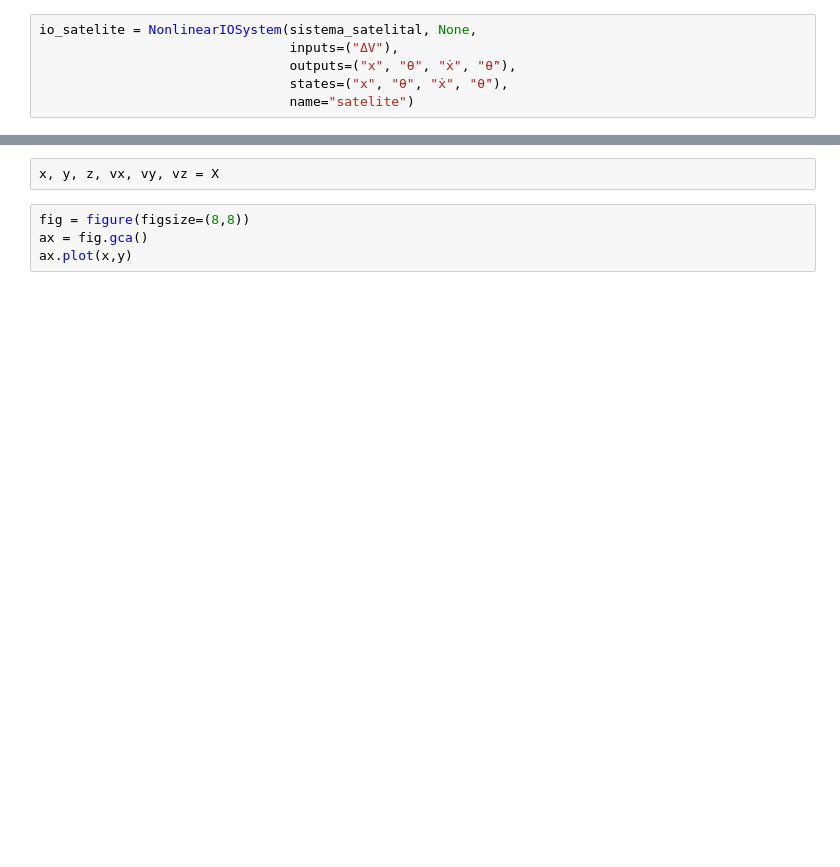
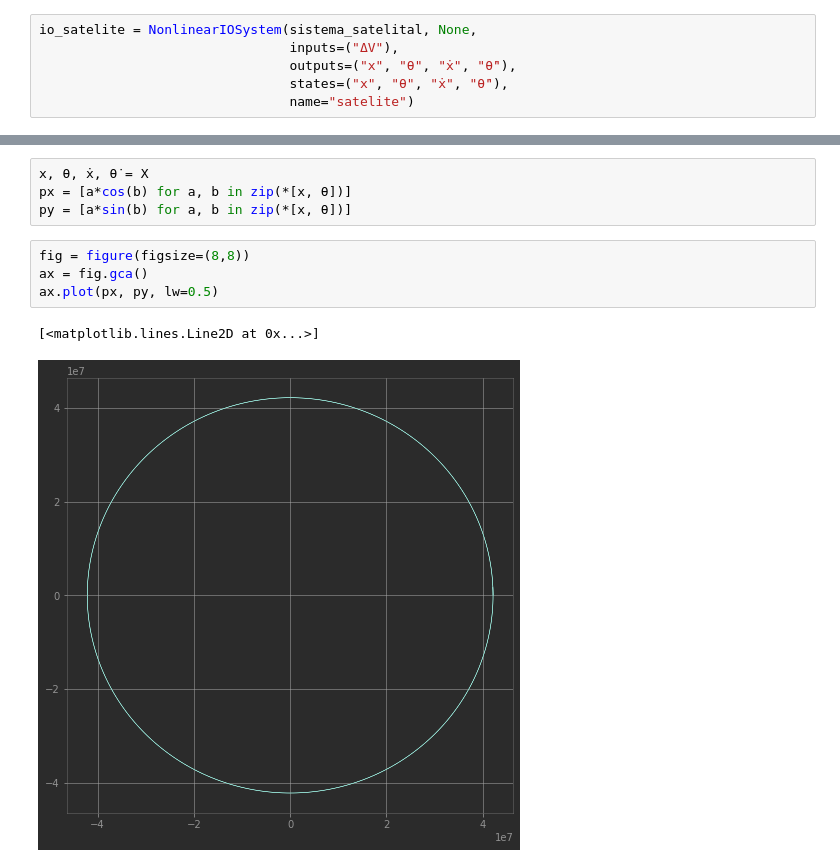
Before and after one commit to cad3na/JupyterNotebooks, a Jupyter notebook: Python/Presentaciones/Untitled.ipynb, the cells around one changed output, grey strips where cells are left out. Drawn from its saved outputs; the diff is of its cells as text; blank space fills up the shorter version.

```diff
--- a/Python/Presentaciones/Untitled.ipynb
+++ b/Python/Presentaciones/Untitled.ipynb
@@ -68,6 +63,11 @@ fig.tight_layout();
-# %%
-x, y, z, vx, vy, vz = X
+# %%
+x, θ, ẋ, θ̇ = X
+px = [a*cos(b) for a, b in zip(*[x, θ])]
+py = [a*sin(b) for a, b in zip(*[x, θ])]
 # %%
 fig = figure(figsize=(8,8))
 ax = fig.gca()
-ax.plot(x,y)
+ax.plot(px, py, lw=0.5)
+# %% [output]
+[<matplotlib.lines.Line2D at 0x...>]
+[figure, added]
```
Also changed, not shown: parts of 9 cells of this notebook, 2 other files.
